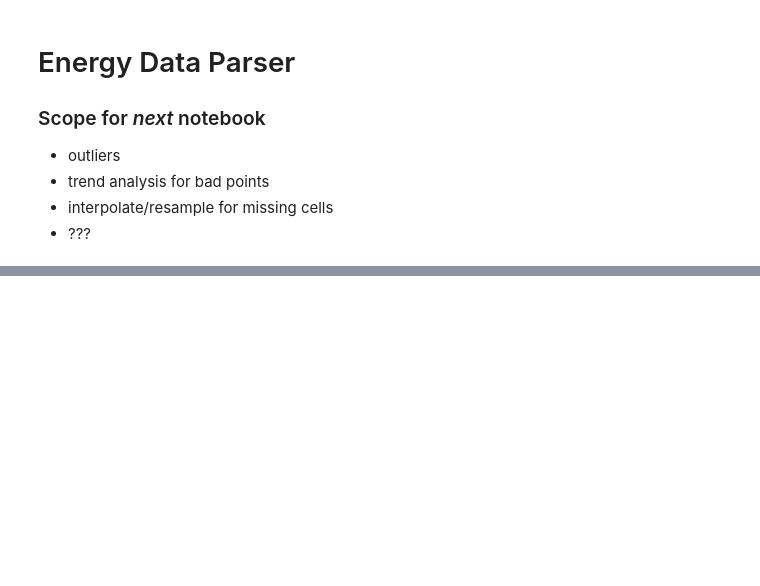
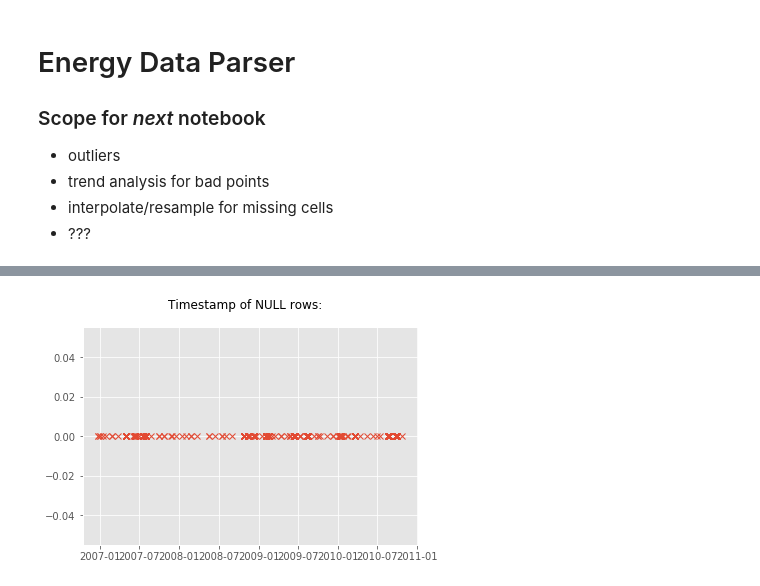
Before and after one commit to dsjstc/EnergyPrj, a Jupyter notebook: Cleanup.ipynb, the cells around one changed output, grey strips where cells are left out. Cells and saved outputs as stored; diff of their text form; code cells hidden in the pictures; blank space fills up the shorter version.

```diff
--- a/Cleanup.ipynb
+++ b/Cleanup.ipynb
@@ -57,0 +85,21 @@ Counter({Timedelta('0 days 00:01:00'): 99999})
+# %%
+# Looks like all columns are NaN at once...
+# Check the time positions of these
+df1 = dfnulls.fillna(value=0)
+
+plt.style.use('ggplot')
+
+fig = plt.figure()
+fig.suptitle('Timestamp of NULL rows:')
+ax = plt.axes()
+ts = df1['active']
+ax.plot(ts, marker='x', linewidth=0)
+
+# Check time periods between NaN rows
+deltas = [d for d in map(lambda a: a[1] - a[0], zip(dfnulls.index, dfnulls.index[1:]))]
+deltas
+
+# Remove rows with NaN
+df2 = df.dropna(how='any')
+# %% [output]
+[figure, added]
```
Also changed, not shown: parts of 8 cells of this notebook, 2 other files.
